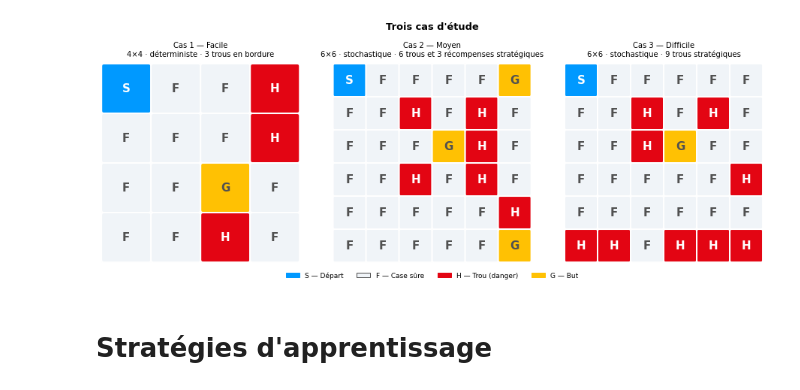
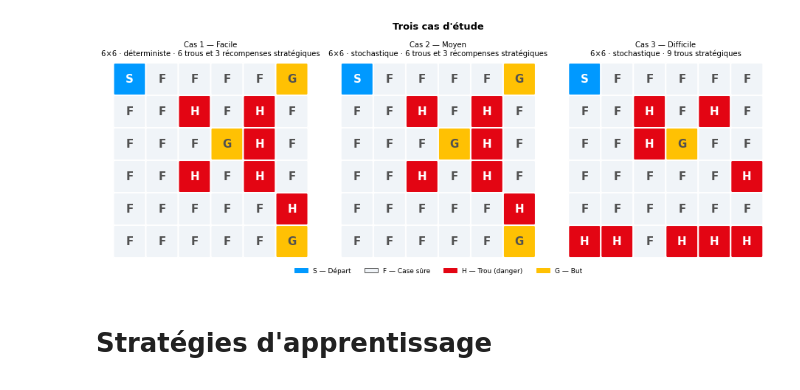
Before and after one commit to Ribraba/IFT-7201-Projet, a Jupyter notebook: FrozenLakeProject.ipynb, the cells around one changed output. Cells and saved outputs as stored; diff of their text form; code cells hidden in the pictures.

```diff
--- a/FrozenLakeProject.ipynb
+++ b/FrozenLakeProject.ipynb
@@ -24,14 +24,14 @@ TILE_COLORS = {'S': COLORS[2], 'F': '#f0f4f8', 'H': COLORS[0], 'G': COLORS[1]}
 TILE_TEXT   = {'S': 'white',   'F': COLORS[3], 'H': 'white',   'G': COLORS[3]}
 
 titles = [
-    "Cas 1 — Facile\n4×4 · déterministe · 3 trous en bordure",
+    "Cas 1 — Facile\n6×6 · déterministe · 6 trous et 3 récompenses stratégiques",
     "Cas 2 — Moyen\n6×6 · stochastique · 6 trous et 3 récompenses stratégiques",
     "Cas 3 — Difficile\n6×6 · stochastique · 9 trous stratégiques",
 ]
 
 MAPS = {
     "easy": {
-        "desc": ["SFFH","FFFH", "FFGF", "FFHF"],
+        "desc": ["SFFFFG","FFHFHF", "FFFGHF", "FFHFHF", "FFFFFH", "FFFFFG"],
         "is_slippery": False,
     },
     "medium": {
@@ -47,34 +47,34 @@ MAPS = {
 fig, axes = plt.subplots(1, 3, figsize=(13, 4.5))
 for ax, (name, cfg), title in zip(axes, MAPS.items(), titles):
     desc = cfg['desc']
     nrow, ncol = len(desc), len(desc[0])
     for r, row in enumerate(desc):
         for c, tile in enumerate(row):
             ax.add_patch(mpatches.FancyBboxPatch(
                 (c+0.05, nrow-r-1+0.05), 0.9, 0.9,
                 boxstyle='round,pad=0.05',
                 facecolor=TILE_COLORS[tile], edgecolor='white', linewidth=2))
             ax.text(c+0.5, nrow-r-0.5, tile, ha='center', va='center',
                     fontsize=15, fontweight='bold', color=TILE_TEXT[tile])
     ax.set_xlim(0, ncol); ax.set_ylim(0, nrow)
     ax.set_aspect('equal'); ax.axis('off')
     ax.set_title(title, fontsize=10, pad=10)
 
 legend = [
     mpatches.Patch(color=TILE_COLORS['S'], label='S — Départ'),
     mpatches.Patch(color=TILE_COLORS['F'], label='F — Case sûre', ec=COLORS[3]),
     mpatches.Patch(color=TILE_COLORS['H'], label='H — Trou (danger)'),
     mpatches.Patch(color=TILE_COLORS['G'], label='G — But'),
 ]
 fig.legend(handles=legend, loc='lower center', ncol=4,
            bbox_to_anchor=(0.5, -0.06), frameon=False, fontsize=9)
 plt.suptitle("Trois cas d'étude", fontsize=13, fontweight='bold', y=1.02)
 plt.tight_layout()
 #os.makedirs('figures', exist_ok=True)
 #plt.savefig('figures/maps.png', dpi=150, bbox_inches='tight')
 plt.show()
 # %% [output]
-[figure, old version]
+[figure, new version]
 # %% [markdown]
 # Stratégies d'apprentissage
 # %%
```
Also changed, not shown: parts of 20 cells of this notebook.
